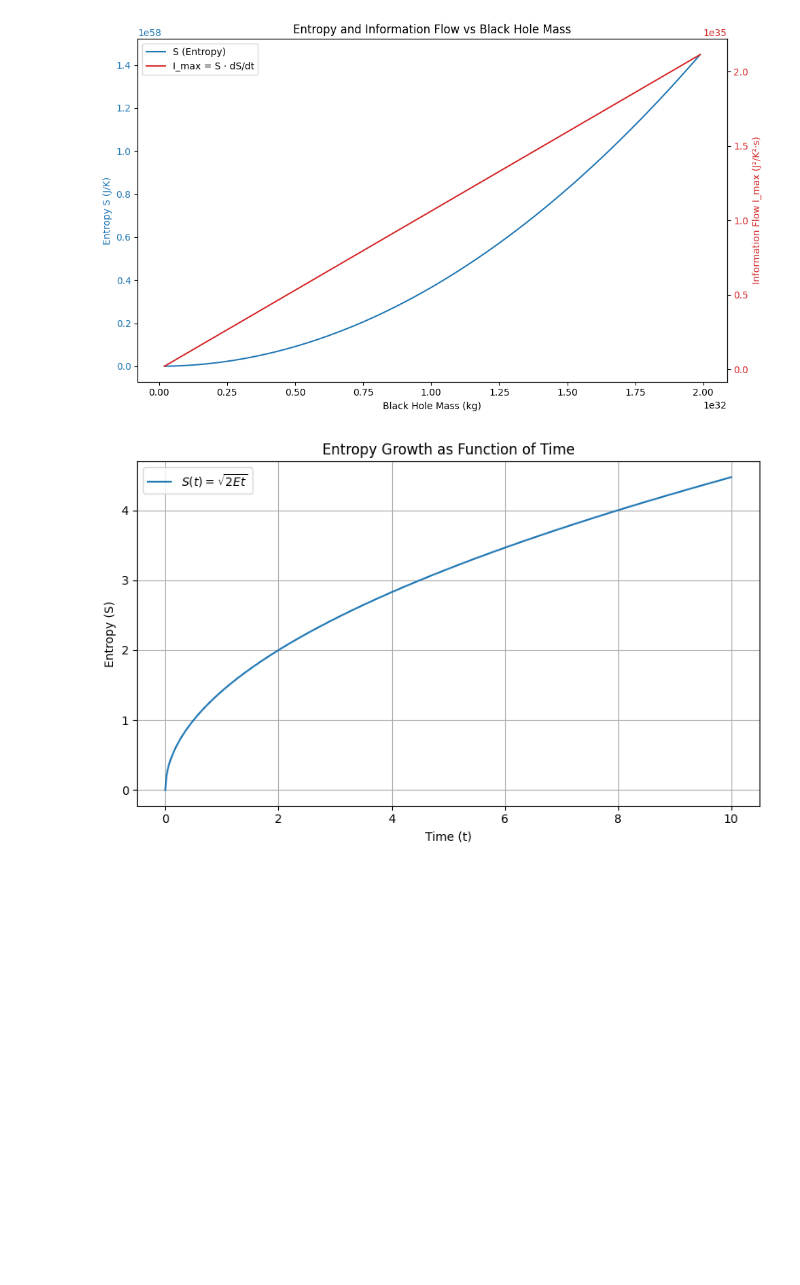
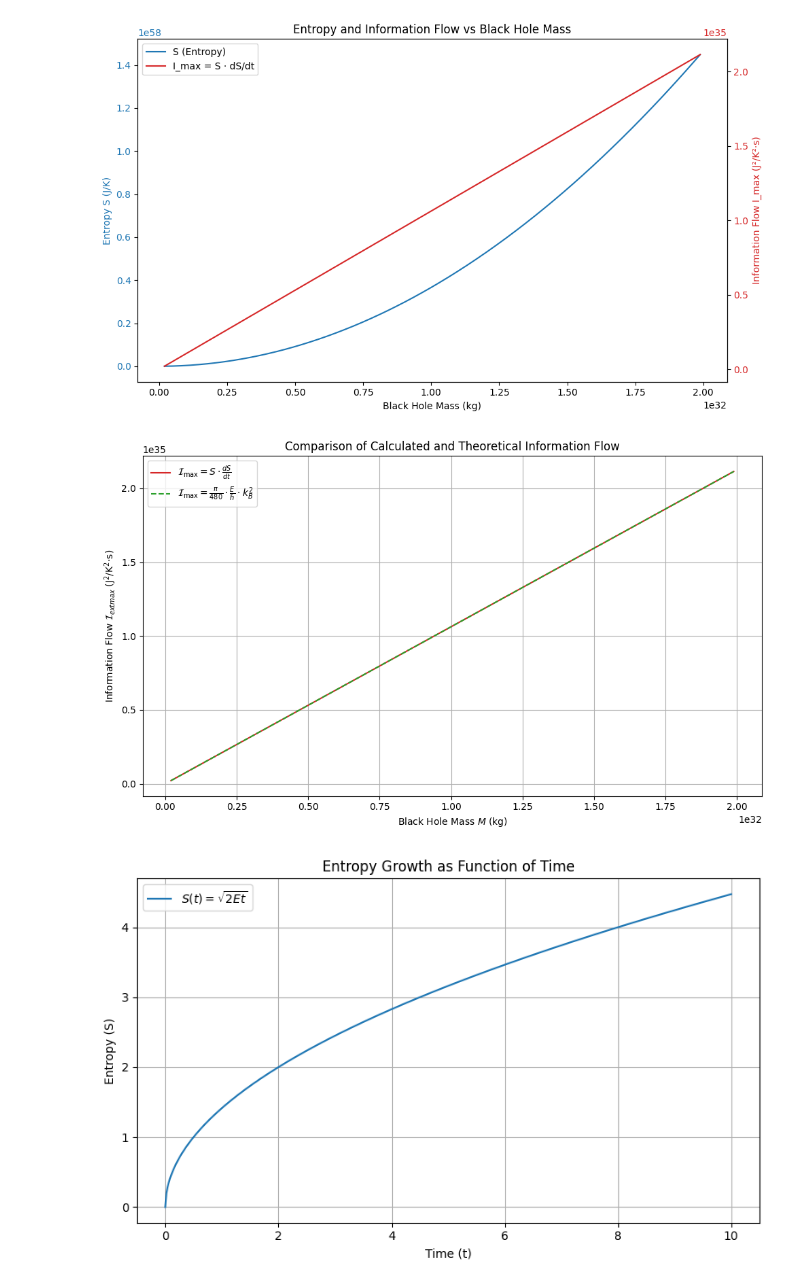
Before and after one commit to nking-1/Generativity, a Jupyter notebook: Plots.ipynb, the cells around one changed output. Cells and saved outputs as stored; diff of their text form; code cells hidden in the pictures; blank space fills up the shorter version.

Commit message:
Add plots, update paper

```diff
--- a/Plots.ipynb
+++ b/Plots.ipynb
@@ -108,6 +108,63 @@ plt.savefig("blackhole_information_flow.png", dpi=300)
 plt.show()
 # %% [output]
 [figure]
+# %%
+import numpy as np
+import matplotlib.pyplot as plt
+
+# Constants
+k_B = 1.380649e-23       # J/K
+hbar = 1.0545718e-34     # J·s
+G = 6.67430e-11          # m^3 kg^-1 s^-2
+c = 299792458            # m/s
+pi = np.pi
+
+# Mass range (1 to 100 solar masses)
+M_sun = 1.98847e30       # kg
+M_range = np.linspace(1 * M_sun, 100 * M_sun, 500)
+
+# Schwarzschild radius and area
+R_s = 2 * G * M_range / c**2
+A = 4 * pi * R_s**2
+
+# Entropy S_BH
+l_p_squared = hbar * G / c**3
+S_BH = k_B * A / (4 * l_p_squared)
+
+# Hawking temperature and power
+T_H = hbar * c**3 / (8 * pi * G * k_B * M_range)
+P_H = hbar * c**6 / (15360 * pi * G**2 * M_range**2)
+
+# Entropy change rate
+dS_dt = P_H / T_H
+
+# Information flow from entropy product
+I_calc = S_BH * dS_dt
+
+# Theoretical information flow using E = M c^2
+E = M_range * c**2
+I_theory = (pi / 480) * (E / hbar) * k_B**2
+
+# Plotting
+fig, ax = plt.subplots(figsize=(10, 6))
+
+# Plot calculated and theoretical I_max
+ax.plot(M_range, I_calc, label=r"$\mathcal{I}_{\text{max}} = S \cdot \frac{dS}{dt}$", color='tab:red')
+ax.plot(M_range, I_theory, label=r"$\mathcal{I}_{\text{max}} = \frac{\pi}{480} \cdot \frac{E}{\hbar} \cdot k_B^2$", linestyle='--', color='tab:green')
+
+# Labels and legend
+ax.set_xlabel("Black Hole Mass $M$ (kg)")
+ax.set_ylabel("Information Flow $\mathcal{I}_{\text{max}}$ (J$^2$/K$^2$·s)")
+ax.set_title("Comparison of Calculated and Theoretical Information Flow")
+ax.legend()
+ax.grid(True)
+fig.tight_layout()
+
+# Save and show
+plt.savefig("blackhole_information_flow_comparison.png", dpi=300)
+plt.show()
+# %% [output]
+[figure, added]
 # %%
 import numpy as np
 import matplotlib.pyplot as plt
```
Also changed, not shown: parts of 1 cell of this notebook, 3 other files.
